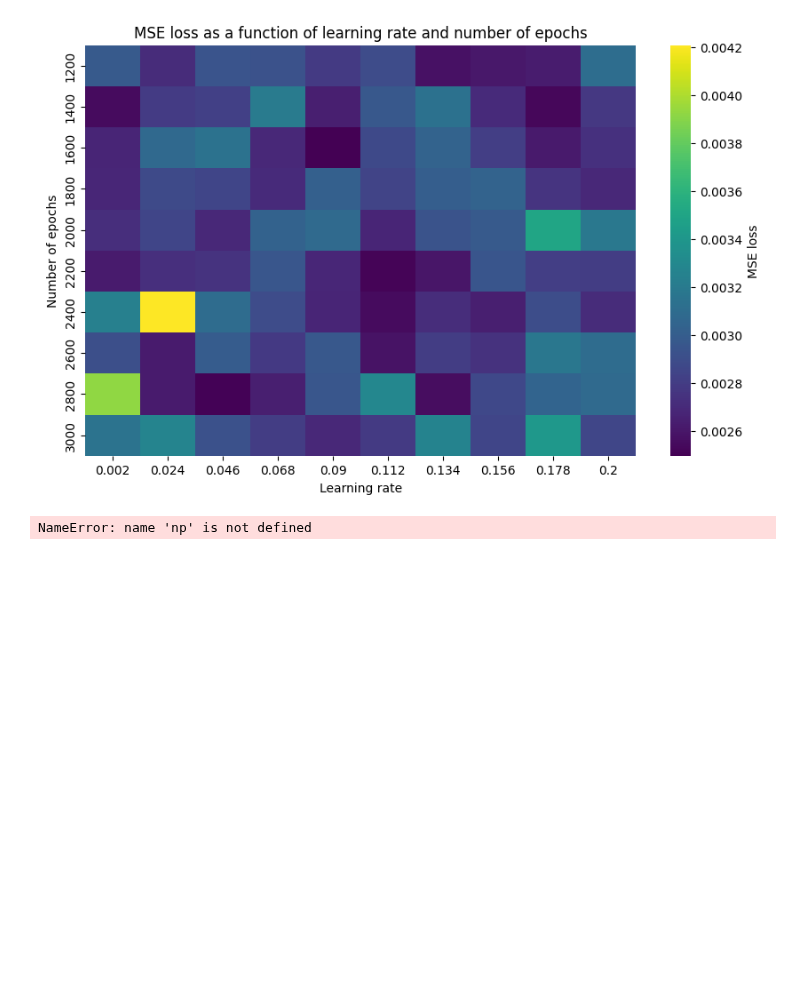
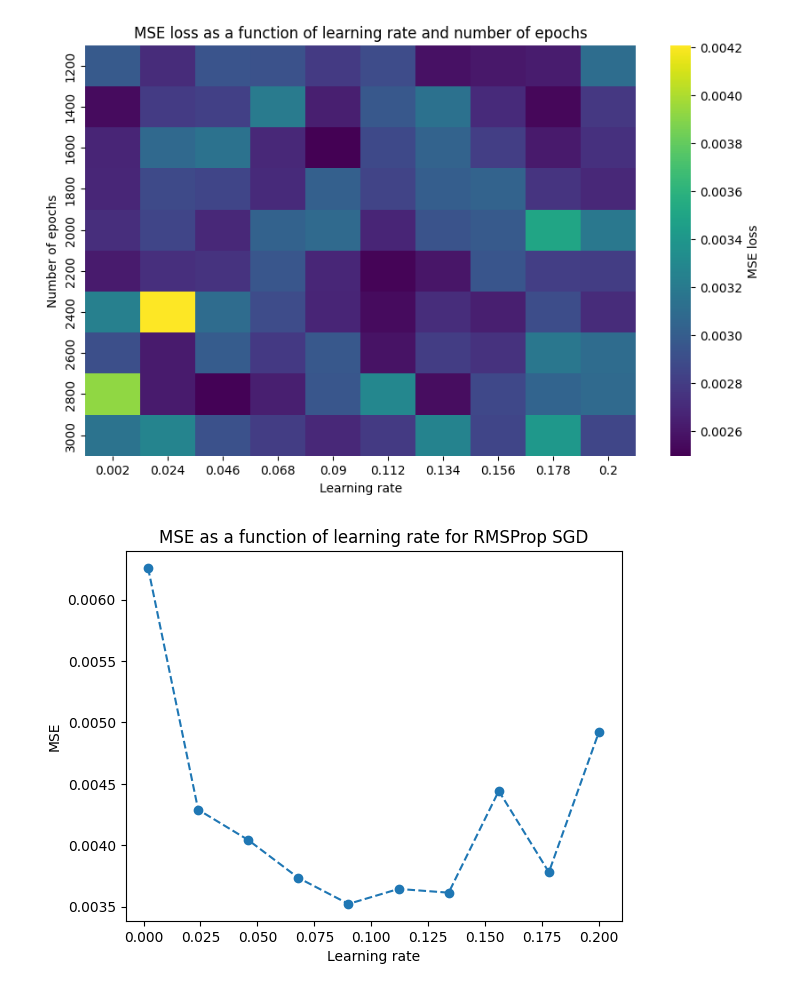
Before and after one commit to HeineEH/FYS-STK3155_Project2, a Jupyter notebook: code/exercise_2b.ipynb, the cells around one changed output. Cells and saved outputs as stored; diff of their text form; code cells hidden in the pictures; blank space fills up the shorter version.

```diff
--- a/code/exercise_2b.ipynb
+++ b/code/exercise_2b.ipynb
@@ -138,34 +141,35 @@ plt.show()
 # Stochastic gradient descent, with RMSProp
 
 learning_rates = np.linspace(0.002,0.2,10)
 
 loss = np.zeros(len(learning_rates))
 
 for i in range(len(learning_rates)):
         for fold_idx,(train_idx, test_idx) in enumerate(kfold.split(x)):
             net = NeuralNetwork(network_input_size,
                 layer_output_sizes,
                 activation_funcs,
                 MSE(),
             )
             x_train = x[train_idx]
             x_test = x[test_idx]
             y_train = y[train_idx]
             y_test = y[test_idx]
             scaler = StandardScaler()
             x_train = scaler.fit_transform(x_train)
             x_test = scaler.transform(x_test)
             net.train(StochasticGradientDescent(step_method=RMSpropStep(learning_rate=learning_rates[i], decay_rate=0.9),inputs = x_train, targets = y_train))
             loss[i] = net.cost_batch(x_test,y_test)
 
 plt.plot(learning_rates,loss,"o",linestyle="--")
 plt.xlabel("Learning rate")
 plt.ylabel("MSE")
 plt.title("MSE as a function of learning rate for RMSProp SGD")
 
 plt.show()
+net.plot_loss()
 # %% [output]
-NameError: name 'np' is not defined
+[figure, added]
 # %%
 learning_rates = np.linspace(0.002,0.2,10)
 
```
Also changed, not shown: parts of 6 cells of this notebook, 2 other files.
